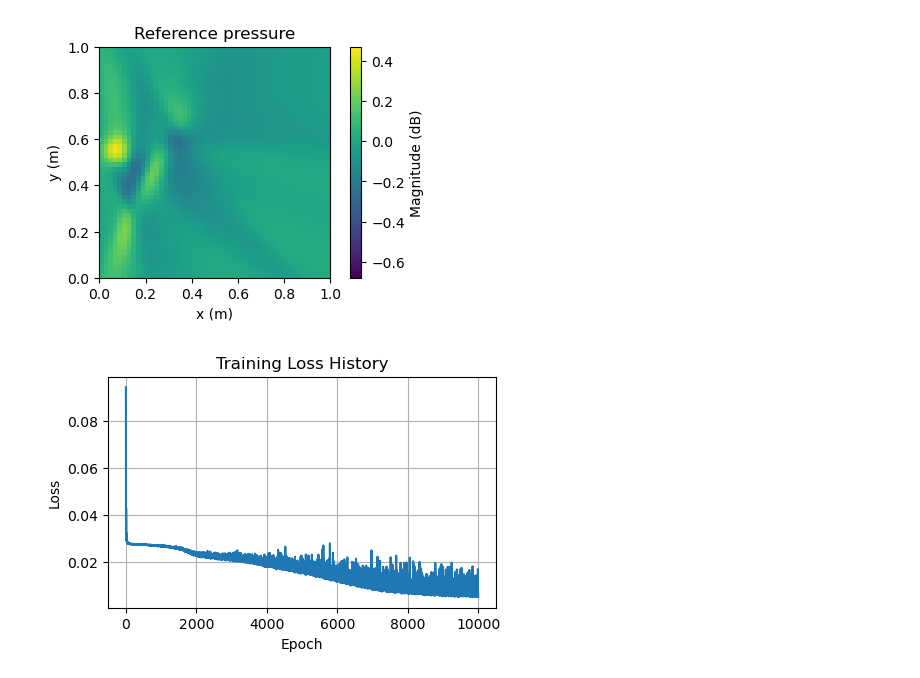
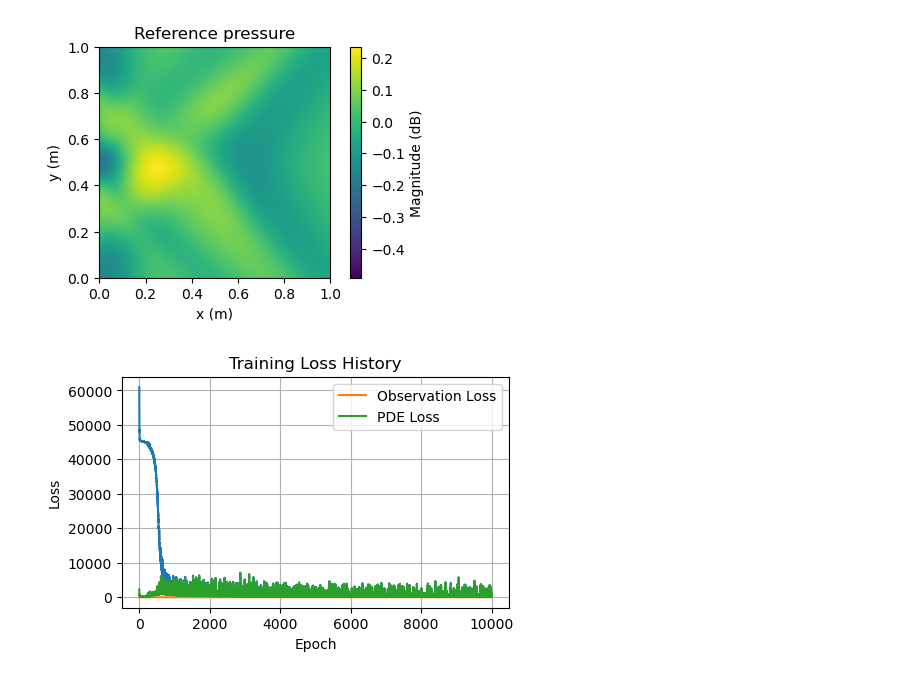
Before and after one commit to samuel-verburg/EEA-summer-school-2025, a Jupyter notebook: exercise2.ipynb, the cells around one changed output. Saved outputs shown, nothing was run; the diff lists cells and outputs as text; code cells hidden in the pictures.

```diff
--- a/exercise2.ipynb
+++ b/exercise2.ipynb
@@ -33,26 +33,30 @@ class FCN(nn.Module):
 # %%
 # Define parameters
 c = 343.0
-f = 2000.0
+f = 1000.0
 Lx, Ly = 1.0, 1.0
 x0, y0 = -0.1, 0.5
 
+X, Y = np.meshgrid(np.linspace(0, Lx, int(Lx*10)), np.linspace(0, Ly, int(Ly*10)))
+r = np.array([X.flatten(), Y.flatten()]).T
+p_obs = Greens_free_field(r[:, 0], r[:, 1], x0, y0, f, c)
+
 # Compute the Green's function on a grid
-X, Y = np.meshgrid(np.linspace(0, Lx, int(Lx*50)), np.linspace(0, Ly, int(Ly*50)))
+X, Y = np.meshgrid(np.linspace(0, Lx, int(Lx*100)), np.linspace(0, Ly, int(Ly*100)))
 r_rec = np.array([X.flatten(), Y.flatten()]).T
 p_ref = Greens_free_field(r_rec[:, 0], r_rec[:, 1], x0, y0, f, c)
 
-# Find indices within a square of length L centered at (Lx/2, Ly/2)
-L = 0.2
-mask = (
-    (np.abs(r_rec[:, 0] - Lx/2) <= L/2) &
-    (np.abs(r_rec[:, 1] - Ly/2) <= L/2)
-)
-indices = np.where(mask)[0]
-m = len(indices)
-p_obs = p_ref[indices]
-p_obs += 0.01 * (np.random.randn(m) + 1j * np.random.randn(m)) * np.sqrt(np.mean(np.abs(p_obs)**2))
-r = r_rec[indices]
+# # Find indices within a square of length L centered at (Lx/2, Ly/2)
+# L = 0.2
+# mask = (
+#     (np.abs(r_rec[:, 0] - Lx/2) <= L/2) &
+#     (np.abs(r_rec[:, 1] - Ly/2) <= L/2)
+# )
+# indices = np.where(mask)[0]
+# m = len(indices)
+# p_obs = p_ref[indices]
+# p_obs += 0.01 * (np.random.randn(m) + 1j * np.random.randn(m)) * np.sqrt(np.mean(np.abs(p_obs)**2))
+# r = r_rec[indices]
 
 # # Sample m points from the reference pressure
 # np.random.seed(42)
@@ -143,41 +147,48 @@ for i in tqdm(range(n_epochs)):
     optimizer.zero_grad()
 
     p = model_pinn(r)
-    loss_obs = alpha*(mse_loss(p[:, 0], p_obs.real) + mse_loss(p[:, 1], p_obs.imag))
+    loss_obs = mse_loss(p[:, 0], p_obs.real) + mse_loss(p[:, 1], p_obs.imag)
 
     r_collocation = torch.randn_like(r, dtype=torch.float32, requires_grad=True) * torch.tensor([Lx, Ly])
     p = model_pinn(r_collocation)
     p_complex = p[:, 0] + 1j * p[:, 1]
     loss_pde = torch.mean(torch.abs(pde_residual(p_complex, r_collocation, k)**2))
 
-    loss = loss_obs + loss_pde
+    loss = alpha*loss_obs + loss_pde
 
     # backpropagate
     loss.backward()
     optimizer.step()
     if i == 0:
         loss_history = []
+        loss_obs_history = []
+        loss_pde_history = []
     loss_history.append(loss.item())
+    loss_obs_history.append(loss_obs.item())
+    loss_pde_history.append(loss_pde.item())
 # %%
 p_rec = model_pinn(r_rec).detach().numpy()
 
 fig = plt.figure(figsize=(5, 3))
 im = plt.imshow(p_rec[:,0].reshape(X.shape), extent=(0, Lx, 0, Ly), aspect='equal', cmap='viridis', vmin=vmin, vmax=vmax)
 # plt.scatter(r[:, 0], r[:, 1], facecolors='none', edgecolors='black', s=5, label='Sampled Points')
 # plt.legend(loc='upper right')
 fig.colorbar(im, label='Magnitude (dB)')
 plt.title('Reference pressure')
 plt.xlabel('x (m)')
 plt.ylabel('y (m)')
 plt.show()
 
 plt.figure(figsize=(5, 3))
-plt.plot(np.array(loss_history) / alpha)
+plt.plot(np.array(loss_history))
+plt.plot(np.array(loss_obs_history), label='Observation Loss')
+plt.plot(np.array(loss_pde_history), label='PDE Loss')
+plt.legend()
 plt.xlabel('Epoch')
 plt.ylabel('Loss')
 plt.title('Training Loss History')
 plt.grid()
 plt.show()
 # %% [output]
-[figure, old version]
+[figure, new version]
-[figure, old version]
+[figure, new version]
```
Also changed, not shown: parts of 2 cells of this notebook, 4 other files.
